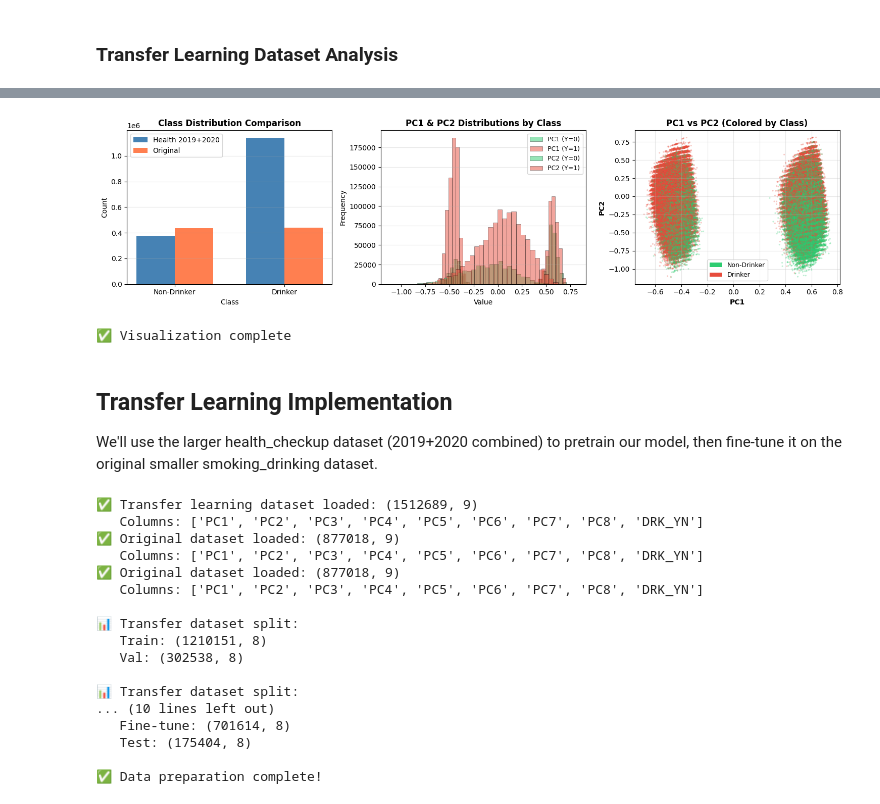
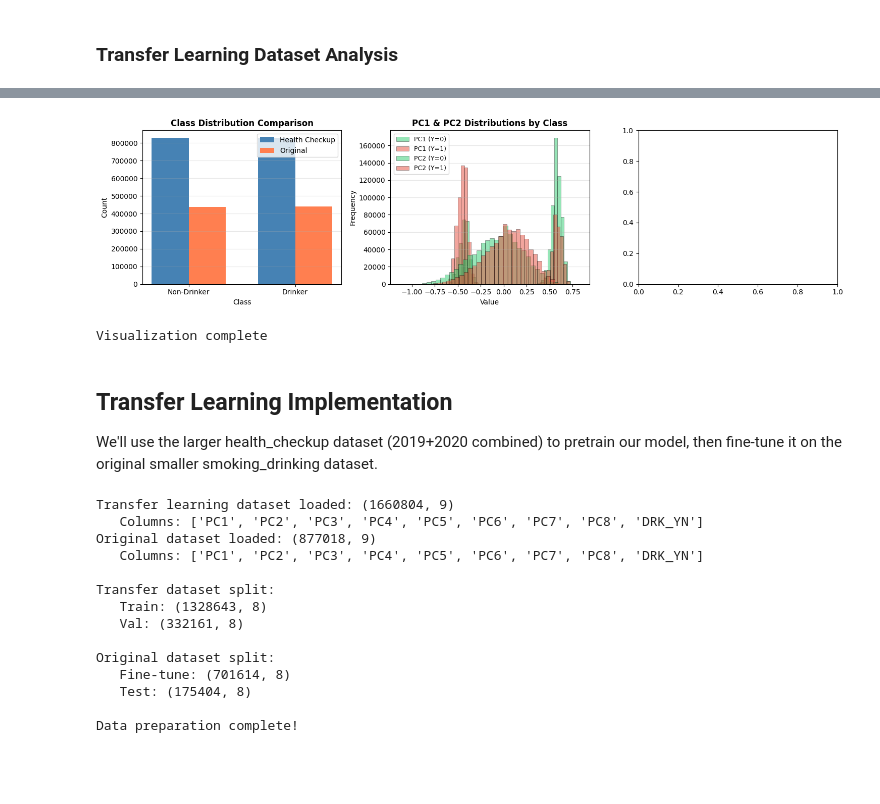
Before and after one commit to Oddvar112/IT3212-Datadrevet-Programvare, a Jupyter notebook: Oppgave_3/oppgav.ipynb, the cells around one changed output, grey strips where cells are left out. Drawn from its saved outputs; the diff is of its cells as text; code cells hidden in the pictures; blank space fills up the shorter version.

Commit message:
feat(task8): expand pretrain dataset

```diff
--- a/Oppgave_3/oppgav.ipynb
+++ b/Oppgave_3/oppgav.ipynb
@@ -589,20 +589,30 @@ print("✅ Lagret treningshistorikk til training_log.csv")
 # %%
 ### Oppgave 8:
 # %%
+# Load all health checkup datasets from 2016 to 2020
+df_2016 = pd.read_csv("health_checkup_2016.csv")
+df_2017 = pd.read_csv("health_checkup_2017.csv")
+df_2018 = pd.read_csv("health_checkup_2018.csv")
 df_2019 = pd.read_csv("health_checkup_2019.csv")
 df_2020 = pd.read_csv("health_checkup_2020.csv")
 
+print(f"2016 shape: {df_2016.shape}")
+print(f"2017 shape: {df_2017.shape}")
+print(f"2018 shape: {df_2018.shape}")
 print(f"2019 shape: {df_2019.shape}")
 print(f"2020 shape: {df_2020.shape}")
 
-df_combined = pd.concat([df_2019, df_2020], ignore_index=True)
-print(f"Combined shape: {df_combined.shape}")
+# Combine all years
+df_combined = pd.concat([df_2016, df_2017, df_2018, df_2019, df_2020], ignore_index=True)
+print(f"\nCombined 2016-2020 shape: {df_combined.shape}")
 
+# Remove duplicates
 num_duplicates = df_combined.duplicated().sum()
 num_total = df_combined.shape[0]
 num_unique = num_total - num_duplicates
-print(f"Duplicates removed: {num_duplicates} ({(num_duplicates/num_total)*100:.2f}%)")
+print(f"Duplicates found: {num_duplicates} ({(num_duplicates/num_total)*100:.2f}%)")
 
 df_2020_unique = df_combined.drop_duplicates()
-print(f"After dedup: {df_2020_unique.shape}")
+print(f"After deduplication: {df_2020_unique.shape}")
+print(f"Total samples retained: {len(df_2020_unique):,}")
 # %% [output]
@@ -648,7 +661,7 @@ column_mapping = {
     "TRIGLYCERIDE": "triglyceride",
     "URINE_PROTEIN": "urine_protein",
     "GAMMA_GTP": "gamma_GTP",
-    "SMK_STAT_TYPE_CD": "SMK_stat_type_cd",
+    "SMK_STAT": "SMK_stat_type_cd",
     "DRK_YN": "DRK_YN",
     "WAIST": "waistline",
     "SEX": "sex"
@@ -890,49 +1005,36 @@ target_counts_original = df_original['DRK_YN'].value_counts().sort_index()
 
 x = np.arange(2)
 width = 0.35
-axes[0].bar(x - width/2, target_counts_transfer, width, label='Health 2019+2020', color='steelblue')
+axes[0].bar(x - width/2, target_counts_transfer, width, label='Health Checkup', color='steelblue')
 axes[0].bar(x + width/2, target_counts_original, width, label='Original', color='coral')
 axes[0].set_xlabel('Class')
 axes[0].set_ylabel('Count')
 axes[0].set_title('Class Distribution Comparison', fontweight='bold')
 axes[0].set_xticks(x)
 axes[0].set_xticklabels(['Non-Drinker', 'Drinker'])
 axes[0].legend()
 axes[0].grid(axis='y', alpha=0.3)
 
 # 2. PC distributions (first 4 components)
 colors_class = {0: '#2ecc71', 1: '#e74c3c'}
 for i, pc in enumerate(['PC1', 'PC2']):
     for cls in [0, 1]:
         data = df_transfer[df_transfer['DRK_YN'] == cls][pc]
         axes[1].hist(data, bins=40, alpha=0.5, label=f'{pc} (Y={cls})',
                     color=colors_class[cls], edgecolor='black', linewidth=0.5)
 axes[1].set_xlabel('Value')
 axes[1].set_ylabel('Frequency')
 axes[1].set_title('PC1 & PC2 Distributions by Class', fontweight='bold')
 axes[1].legend(fontsize=9)
 axes[1].grid(axis='y', alpha=0.3)
 
-# 3. 2D scatter plot
-colors = df_transfer['DRK_YN'].map(colors_class)
-axes[2].scatter(df_transfer['PC1'], df_transfer['PC2'],
-               c=colors, alpha=0.3, s=5, edgecolors='none')
-axes[2].set_xlabel('PC1', fontweight='bold')
-axes[2].set_ylabel('PC2', fontweight='bold')
-axes[2].set_title('PC1 vs PC2 (Colored by Class)', fontweight='bold')
-axes[2].grid(True, alpha=0.3)
-from matplotlib.patches import Patch
-legend = [Patch(facecolor='#2ecc71', label='Non-Drinker'),
-          Patch(facecolor='#e74c3c', label='Drinker')]
-axes[2].legend(handles=legend, fontsize=9)
-
 plt.tight_layout()
 plt.show()
 
 print("Visualization complete")
 # %% [output]
-[figure, old version]
+[figure, new version]
-✅ Visualization complete
+Visualization complete
 # %% [markdown]
 ## Transfer Learning Implementation
 
@@ -946,8 +1048,8 @@ from sklearn.model_selection import train_test_split
 RANDOM_STATE = 42
 np.random.seed(RANDOM_STATE)
 
-# Load large transfer learning dataset (health checkup 2019+2020)
-df_transfer = pd.read_csv("health_checkup_2020_pca.csv")
+# Load large transfer learning dataset (health checkup)
+df_transfer = pd.read_csv("health_checkup_2020_pca_balanced.csv")
 print(f"Transfer learning dataset loaded: {df_transfer.shape}")
 print(f"   Columns: {df_transfer.columns.tolist()}")
 
@@ -984,23 +1086,20 @@ print(f"   Test: {X_test.shape}")
 
 print(f"\nData preparation complete!")
 # %% [output]
-✅ Transfer learning dataset loaded: (1512689, 9)
+Transfer learning dataset loaded: (1660804, 9)
    Columns: ['PC1', 'PC2', 'PC3', 'PC4', 'PC5', 'PC6', 'PC7', 'PC8', 'DRK_YN']
-✅ Original dataset loaded: (877018, 9)
-   Columns: ['PC1', 'PC2', 'PC3', 'PC4', 'PC5', 'PC6', 'PC7', 'PC8', 'DRK_YN']
-✅ Original dataset loaded: (877018, 9)
+Original dataset loaded: (877018, 9)
    Columns: ['PC1', 'PC2', 'PC3', 'PC4', 'PC5', 'PC6', 'PC7', 'PC8', 'DRK_YN']
 
-📊 Transfer dataset split:
-   Train: (1210151, 8)
-   Val: (302538, 8)
+Transfer dataset split:
+   Train: (1328643, 8)
+   Val: (332161, 8)
 
-📊 Transfer dataset split:
-... (10 lines left out)
+Original dataset split:
    Fine-tune: (701614, 8)
    Test: (175404, 8)
 
-✅ Data preparation complete!
+Data preparation complete!
 # %%
 # === Step 2: Pretrain model on large transfer dataset ===
 import tensorflow as tf
```
Also changed, not shown: parts of 20 cells of this notebook.
